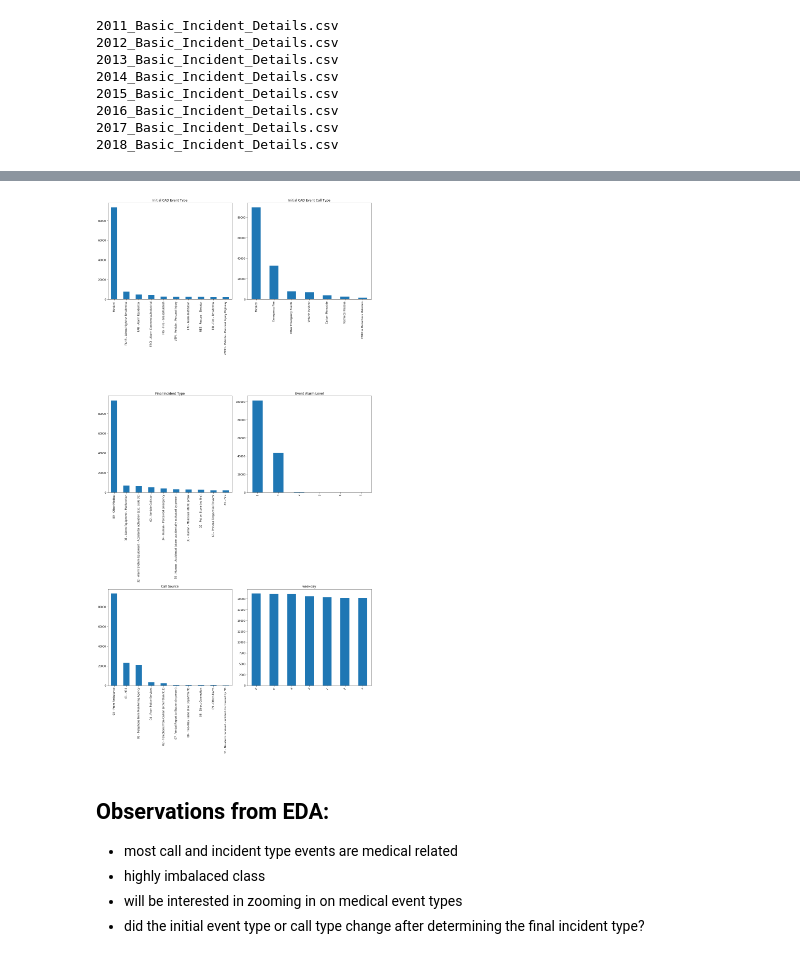
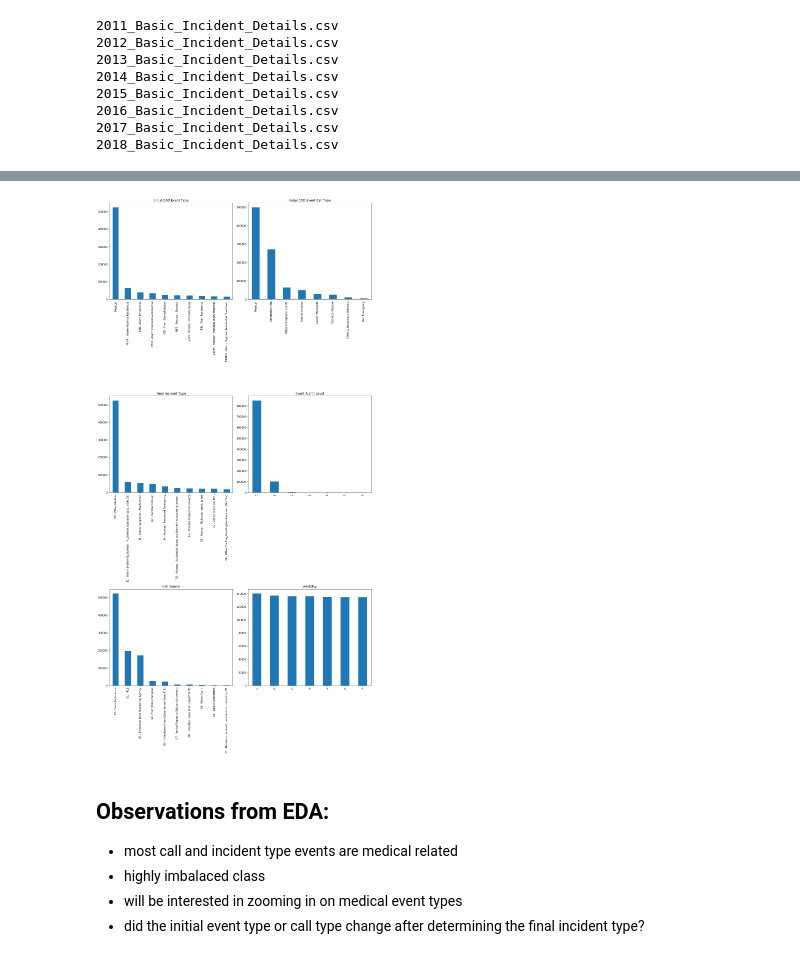
Before and after one commit to 00chengh/toronto_fire_incidents_analysis, a Jupyter notebook: TFS.ipynb, the cells around one changed output, grey strips where cells are left out. Cells and saved outputs as stored; diff of their text form; code cells hidden in the pictures.

Commit message:
added interactive maps and EDA visualizations

```diff
--- a/TFS.ipynb
+++ b/TFS.ipynb
@@ -102,5 +102,0 @@ Distribution by (incident types / incident ward):
-# %%
-dfs = [df1, df2, df3, df4, df5, df6, df7]
-
-for i in dfs:
-    print(i.shape)
@@ -124 +103,4 @@ df.head()
+# %%
+df_all.dropna(inplace=True)
+df_all.drop_duplicates(inplace=True)
 # %%
@@ -145,20 +117,0 @@ df.describe()
-# %%
-fig, axes= plt.subplots(nrows=4, ncols=2, sharex=True, sharey=True)
-sns.set_style('white')
-
-
-for year, df in enumerate(dfs):
-
-    ix = np.unravel_index(year, axes.shape)
-#     groups.plot(ax=axes[ix], kind='scatter', x = 'Longitude', y = 'LATITUDE',
-#             figsize=(23,30), title=year+2011, alpha=0.003, )
-
-
-
-    sns.scatterplot(x=df['Longitude'],
-                    y=df['LATITUDE'],
-                    data=df,
-                    hue='Initial CAD Event Call Type',
-#                     palette='Set2',
-                    alpha=0.003, ax=axes[ix], legend='brief')
-    sns.set(rc={'figure.figsize':(23,30)})
@@ -169,23 +139,25 @@ dt1 = df1[(df1['LATITUDE'] <=43.7) & (df1['Longitude'] > -79.42) & (df1['Longitu
 # %%
-df['weekday'] = df['TFS Alarm Time'].dt.dayofweek + 1
+df_all['weekday'] = df_all['TFS Alarm Time'].dt.dayofweek + 1
 
 qual = ['Initial CAD Event Type', 'Initial CAD Event Call Type', 'Final Incident Type',
        'Event Alarm Level', 'Call Source', 'weekday']
 # %%
+# histograms on breakdown of metadata
+
 fig, axes= plt.subplots(nrows=3, ncols=2)
 # fig.delaxes(ax[3,1])
 
 for index, i in enumerate(qual):
 
     ix = np.unravel_index(index, axes.shape)
-    df[i].value_counts()[:10].plot(kind='bar', figsize=(15,30), ax=axes[ix], title=i)
+    df_all[i].value_counts()[:10].plot(kind='bar', figsize=(15,30), ax=axes[ix], title=i)
 
     plt.xticks(rotation=45)
 
     plt.tight_layout()
 plt.show()
 # %% [output]
-[figure, old version]
+[figure, new version]
 # %% [markdown]
 ## Observations from EDA:
 
```
Also changed, not shown: parts of 31 cells of this notebook.
